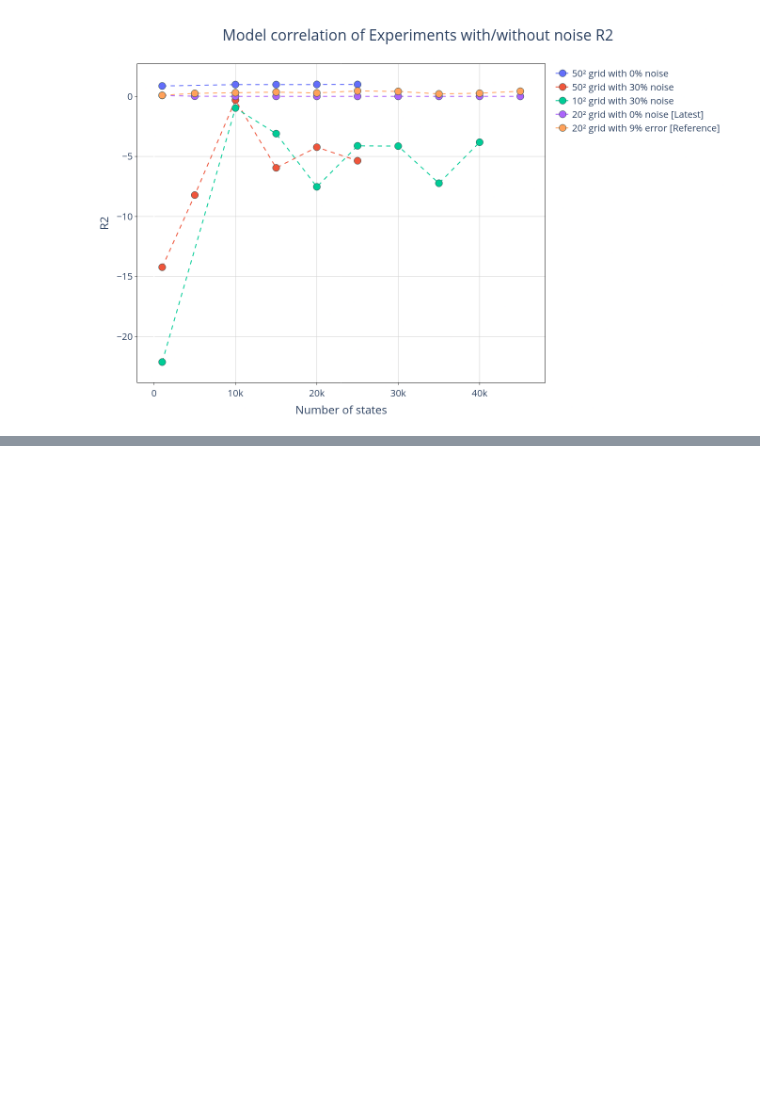
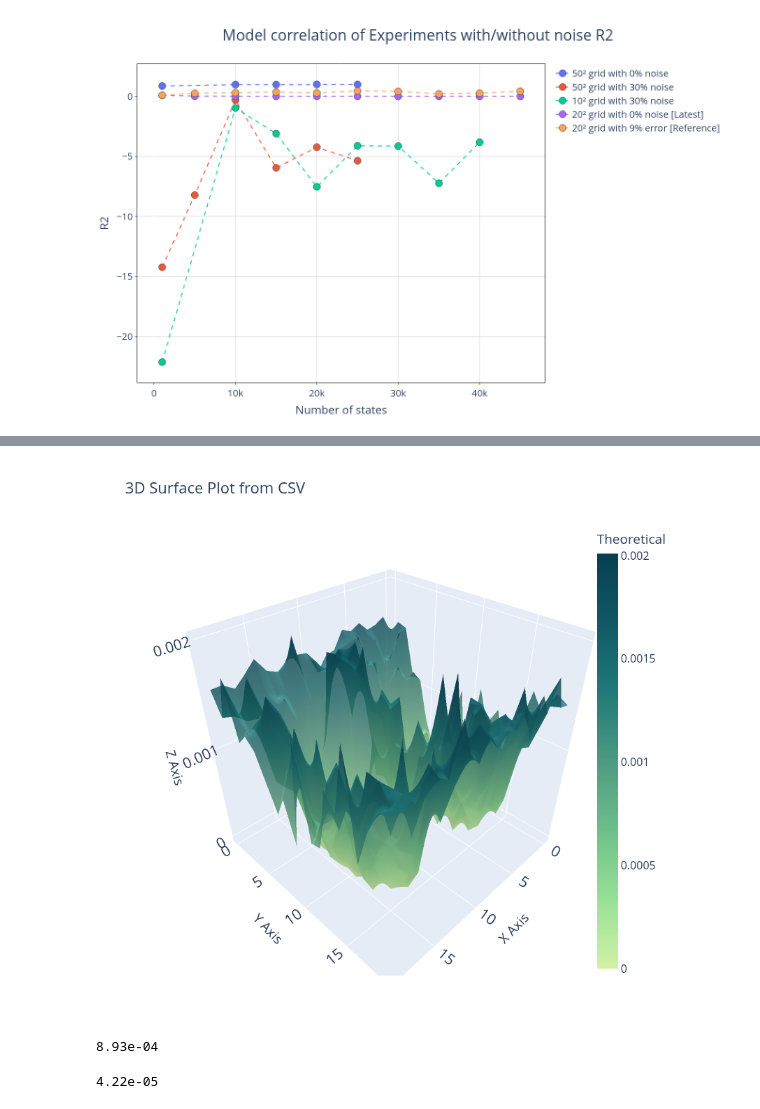
Before and after one commit to 4df31/QD-Biexciton-cascade-and-polarization-orientation-effect-on-QKD-protocol-E91, a Jupyter notebook: Plots.ipynb, the cells around one changed output, grey strips where cells are left out. Saved outputs shown, nothing was run; the diff lists cells and outputs as text; code cells hidden in the pictures; blank space fills up the shorter version.

```diff
--- a/Plots.ipynb
+++ b/Plots.ipynb
@@ -704,0 +734,37 @@ plot_surface_from_csv(model,experiment)
+# %%
+fig = go.Figure()
+fig.add_trace(go.Surface(
+    z=np.square(model - experiment_noisy),
+    colorscale='Emrld',
+    opacity=.8,
+    name='Model',
+    colorbar=dict(title='Theoretical', x=0.9)
+))
+# Customize the layout for better visualization
+fig.update_layout(
+    title='3D Surface Plot from CSV',
+    autosize=False,
+    width=800,
+    height=800,
+    margin=dict(l=65, r=50, b=65, t=90),
+    scene=dict(
+        xaxis_title='X Axis',
+        yaxis_title='Y Axis',
+        zaxis_title='Z Axis'
+    ),
+    # --- NUEVO: Aumentar tamaño de fuente ---
+    font=dict(size=16)
+)
+
+# Display the plot
+fig.show()
+# %% [output]
+[figure, added]
+# %%
+print(f"{np.mean(np.square(model - experiment_noisy)):.2e}")
+# %% [output]
+8.93e-04
+# %%
+print(f"{np.mean(np.square(model - experiment_noiseless)):.2e}")
+# %% [output]
+4.22e-05
```
Also changed, not shown: parts of 5 cells of this notebook.
